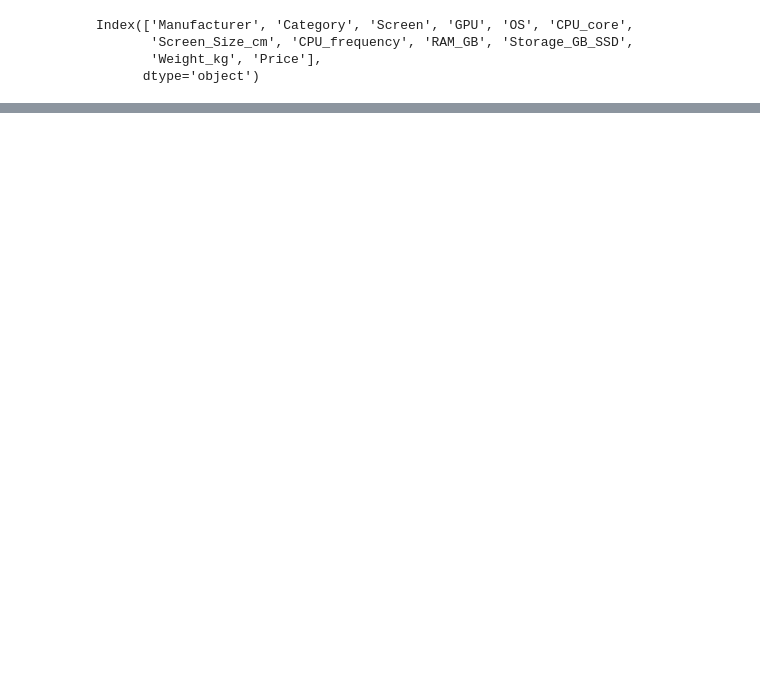
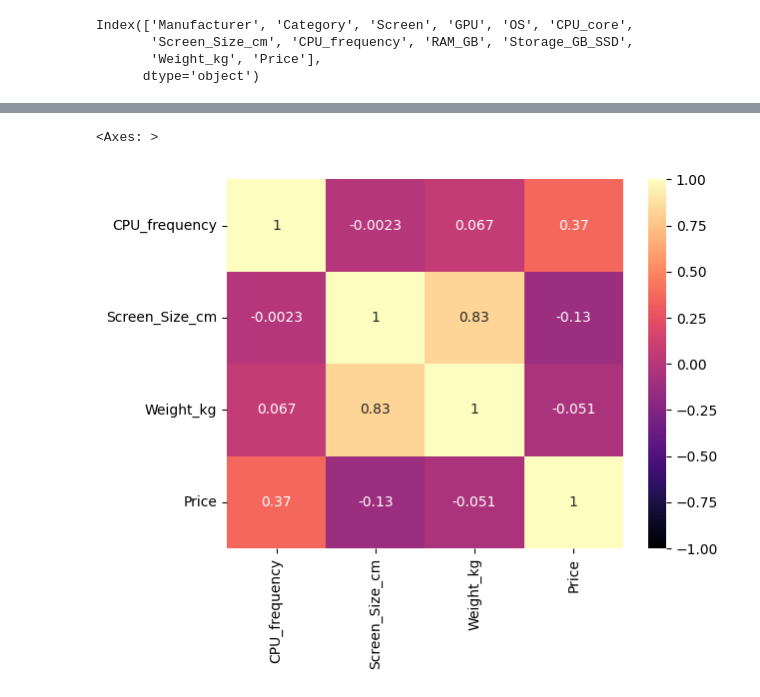
Before and after one commit to dipak1920basnet/eda_laptop_pricing, a Jupyter notebook: lab_laptop.ipynb, the cells around one changed output, grey strips where cells are left out. Drawn from its saved outputs; the diff is of its cells as text; code cells hidden in the pictures; blank space fills up the shorter version.

Commit message:
visualize a heatmap to see a corr

```diff
--- a/lab_laptop.ipynb
+++ b/lab_laptop.ipynb
@@ -48,0 +48,3 @@ memory usage: 24.3+ KB
+# %%
+X_columns_name = ["CPU_frequency","Screen_Size_cm","Weight_kg"]
+y_columns_name = ["Price"]
@@ -48,0 +59,2 @@ memory usage: 24.3+ KB
+# %%
+data_corr = df[X_columns_name+y_columns_name].corr()
@@ -48,0 +69,5 @@ memory usage: 24.3+ KB
+# %%
+sns.heatmap(data_corr, vmin=-1,vmax=1,annot=True, cmap="magma")
+# %% [output]
+<Axes: >
+[figure, added]
```
Also changed, not shown: parts of 3 cells of this notebook.
